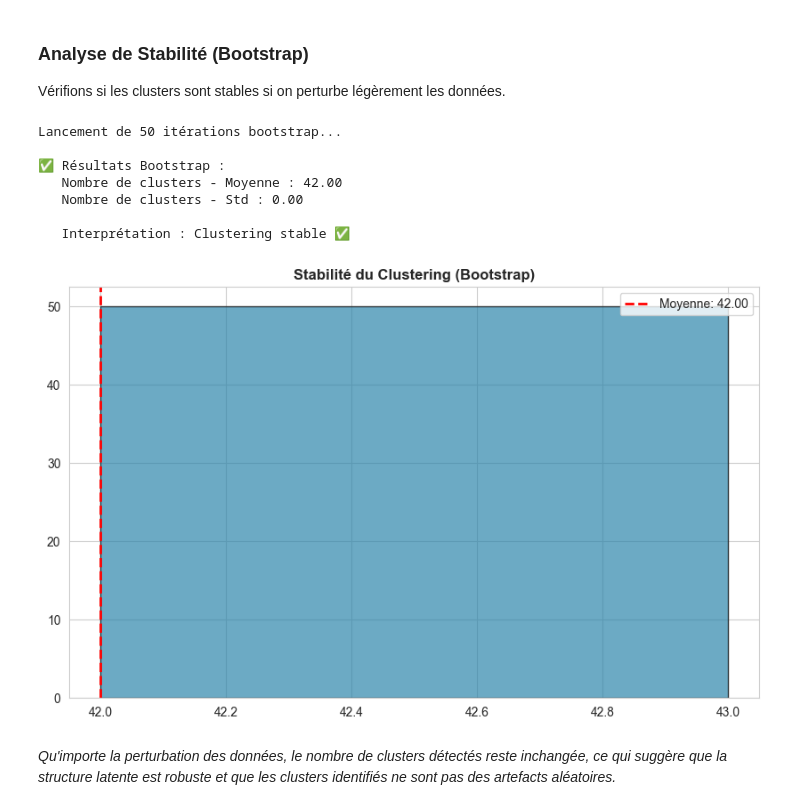
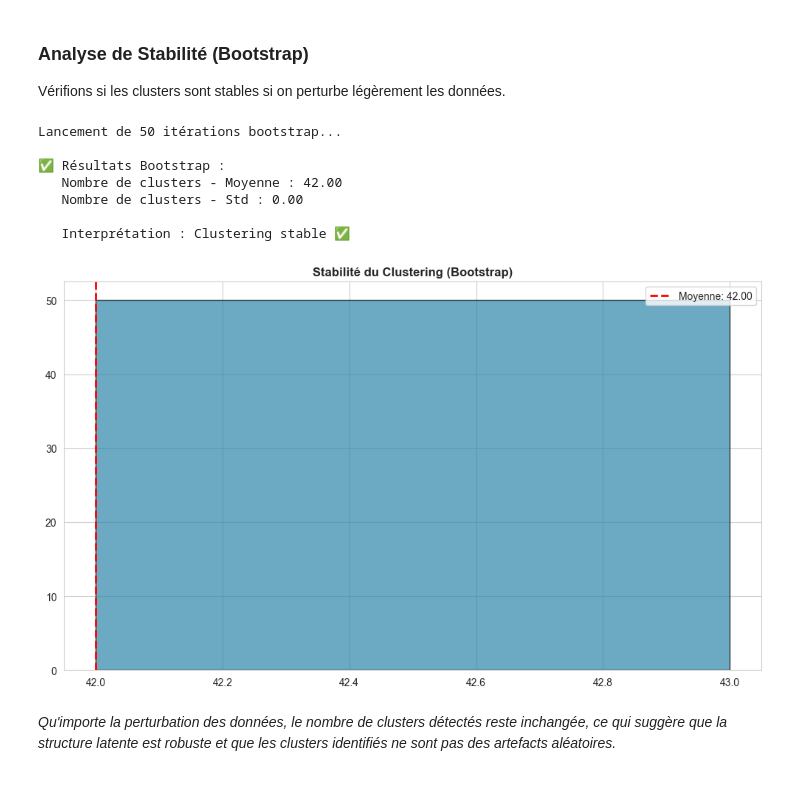
Before and after one commit to MissawB/Game-Mechanics-Classification-Steam, a Jupyter notebook: analysis/4_Folksonomic_Clustering_Analysis.ipynb, the cells around one changed output. Saved outputs shown, nothing was run; the diff lists cells and outputs as text; code cells hidden in the pictures.

```diff
--- a/analysis/4_Folksonomic_Clustering_Analysis.ipynb
+++ b/analysis/4_Folksonomic_Clustering_Analysis.ipynb
@@ -35,6 +35,22 @@ import numpy as np
 import networkx as nx
 import community as community_louvain
 import matplotlib.pyplot as plt
+import os
+plt.rcParams.update({
+    'figure.facecolor': 'white',
+    'axes.facecolor': 'white',
+    'savefig.facecolor': 'white',
+    'axes.edgecolor': 'black',
+    'axes.labelcolor': 'black',
+    'xtick.color': 'black',
+    'ytick.color': 'black',
+    'text.color': 'black',
+    'figure.autolayout': True
+})
+def save_plot(name):
+    if not os.path.exists('figures'): os.makedirs('figures')
+    plt.gcf().canvas.draw()
+    plt.savefig(f'figures/4_{name}.png', bbox_inches='tight', facecolor='white', dpi=300)
 import seaborn as sns
 from sklearn.metrics.pairwise import cosine_similarity, pairwise_distances
 from sklearn.manifold import TSNE
@@ -270,34 +288,35 @@ for i in range(n_iterations):
     try:
         boot_labels = KMeans(n_clusters=n_clusters, random_state=42).fit_predict(X_boot)
         stability_results.append({
             'Iteration': i + 1,
             'N_Clusters': len(np.unique(boot_labels[boot_labels >= 0]))
         })
     except:
         pass
 
 df_stability = pd.DataFrame(stability_results)
 
 print(f"\n✅ Résultats Bootstrap :")
 print(f"   Nombre de clusters - Moyenne : {df_stability['N_Clusters'].mean():.2f}")
 print(f"   Nombre de clusters - Std : {df_stability['N_Clusters'].std():.2f}")
 print(f"\n   Interprétation : {'Clustering stable ✅' if df_stability['N_Clusters'].std() < 1 else 'Clustering instable ⚠️'}")
 
 fig, ax = plt.subplots(figsize=(10, 6))
 ax.hist(df_stability['N_Clusters'], bins=range(df_stability['N_Clusters'].min(), df_stability['N_Clusters'].max() + 2), alpha=0.7, color='#2E86AB', edgecolor='black')
 ax.axvline(df_stability['N_Clusters'].mean(), color='red', linestyle='--', linewidth=2, label=f"Moyenne: {df_stability['N_Clusters'].mean():.2f}")
 ax.set_title('Stabilité du Clustering (Bootstrap)', fontweight='bold')
 ax.legend()
+save_plot('plot')
 plt.show()
 # %% [output]
 Lancement de 50 itérations bootstrap...
 
 ✅ Résultats Bootstrap :
    Nombre de clusters - Moyenne : 42.00
    Nombre de clusters - Std : 0.00
 
    Interprétation : Clustering stable ✅
-[figure, old version]
+[figure, new version]
 # %% [markdown]
 _Qu'importe la perturbation des données, le nombre de clusters détectés reste inchangée, ce qui suggère que la structure latente est robuste et que les clusters identifiés ne sont pas des artefacts aléatoires._
 # %% [markdown]
```
Also changed, not shown: parts of 7 cells of this notebook, 7 other files.
